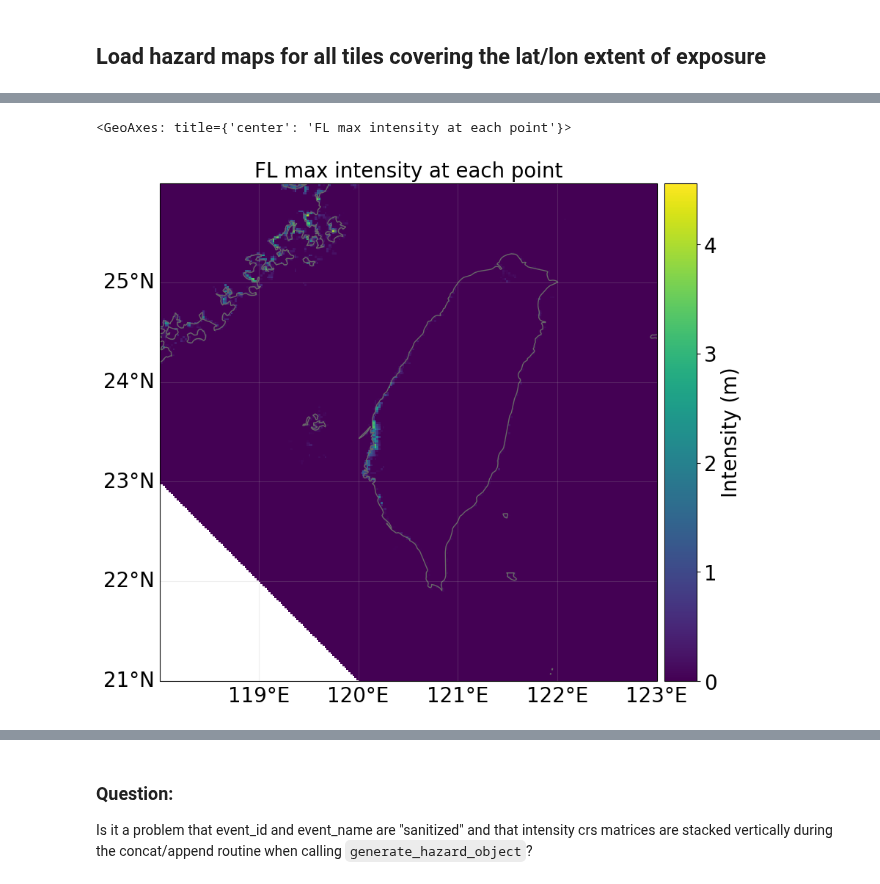
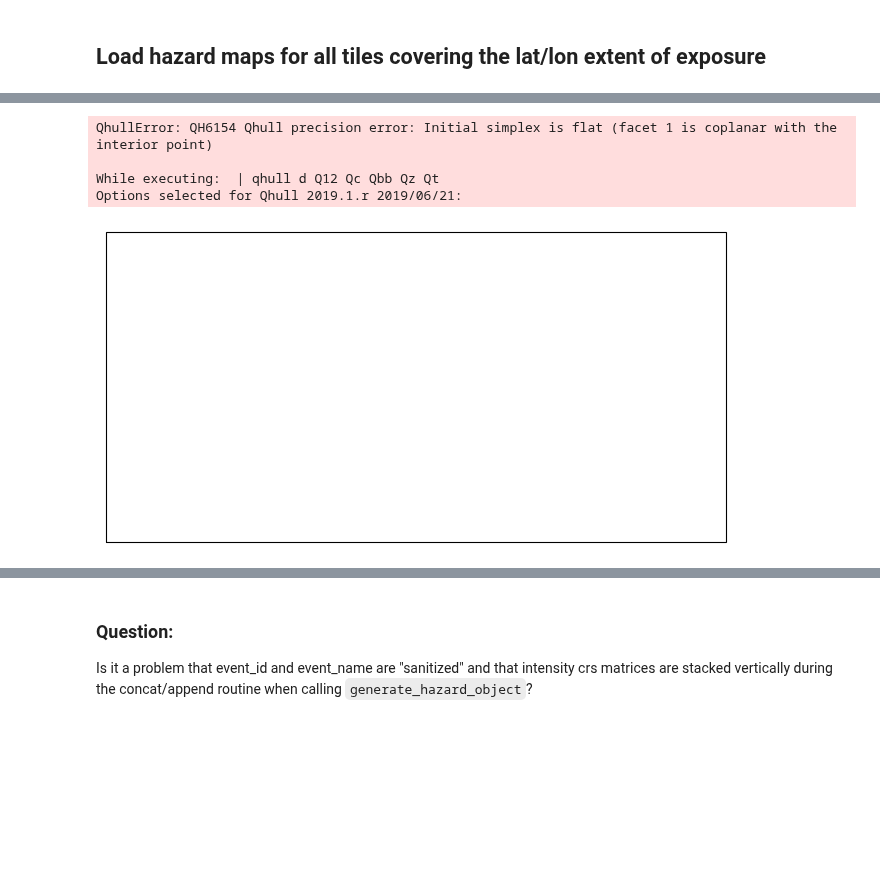
Before and after one commit to Evelyn-M/global-displacement-risk, a Jupyter notebook: doc/tutorial_coastal_flood.ipynb, the cells around one changed output, grey strips where cells are left out. Drawn from its saved outputs; the diff is of its cells as text; code cells hidden in the pictures; blank space fills up the shorter version.

```diff
--- a/doc/tutorial_coastal_flood.ipynb
+++ b/doc/tutorial_coastal_flood.ipynb
@@ -134,7 +148,16 @@ Tile directory /Users/simonameiler/climada/data/hazard/coastal_flood/venDEM_scal
 # %%
-CF_haz_2020.plot_intensity(event=0)
+import matplotlib.pyplot as plt
+import cartopy.crs as ccrs
+
+fig, ax = plt.subplots(figsize=(8, 6), subplot_kw={'projection': ccrs.PlateCarree()})
+CF_haz_2020.plot_intensity(event=0, axis=ax)
+
+plt.show()
 # %% [output]
-<GeoAxes: title={'center': 'FL max intensity at each point'}>
+QhullError: QH6154 Qhull precision error: Initial simplex is flat (facet 1 is coplanar with the interior point)
+
+While executing:  | qhull d Q12 Qc Qbb Qz Qt
+Options selected for Qhull 2019.1.r 2019/06/21:
-[figure, old version]
+[figure, new version]
 # %%
 CF_haz_2020.intensity.max(axis=1).data
```
Also changed, not shown: parts of 18 cells of this notebook, 2 other files.
